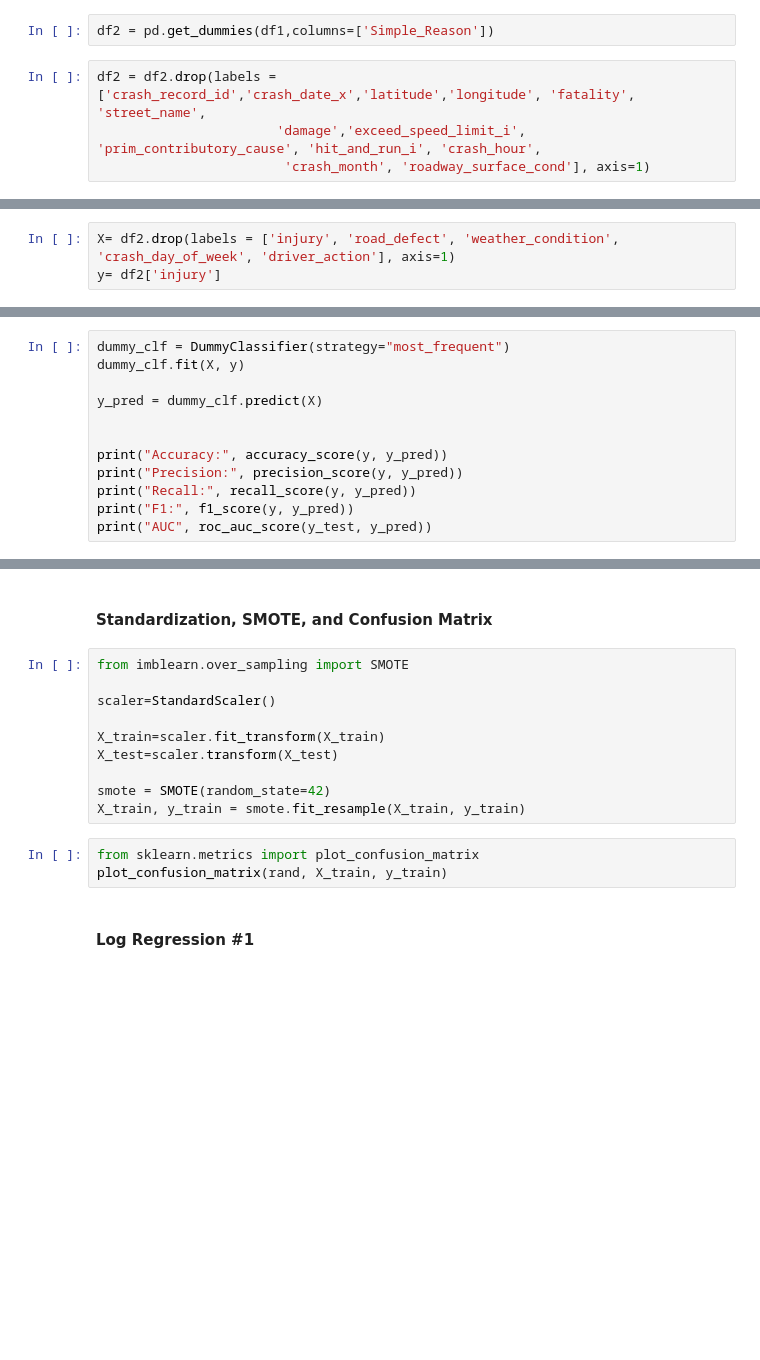
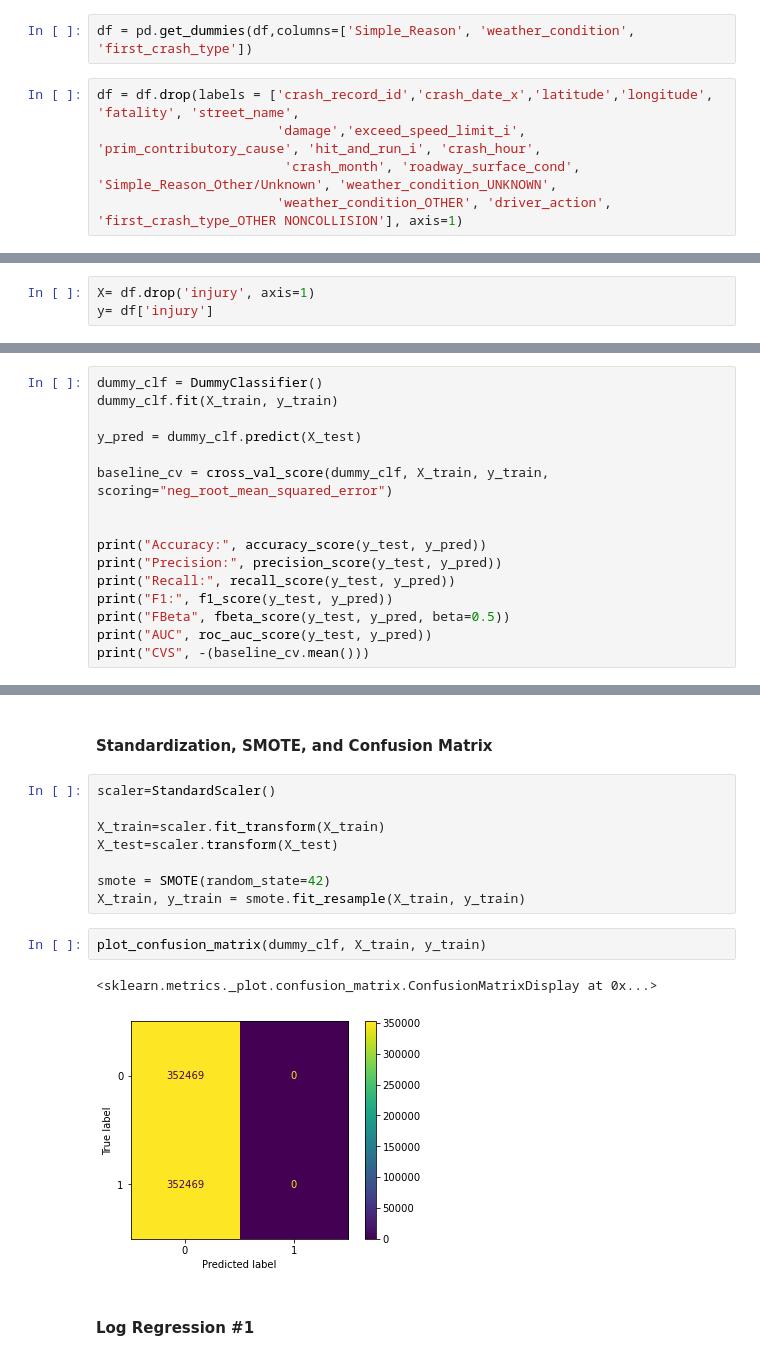
Before and after one commit to rhk48/chicago-cars, a Jupyter notebook: student .ipynb, the cells around one changed output, grey strips where cells are left out. Saved outputs shown, nothing was run; the diff lists cells and outputs as text; blank space fills up the shorter version.

```diff
--- a/student .ipynb
+++ b/student .ipynb
@@ -240,6 +281,7 @@ See the caveats in the documentation: https://pandas.pydata.org/pandas-docs/stab
 # %%
-df2 = pd.get_dummies(df1,columns=['Simple_Reason'])
+df = pd.get_dummies(df,columns=['Simple_Reason', 'weather_condition', 'first_crash_type'])
 # %%
-df2 = df2.drop(labels = ['crash_record_id','crash_date_x','latitude','longitude', 'fatality', 'street_name',
+df = df.drop(labels = ['crash_record_id','crash_date_x','latitude','longitude', 'fatality', 'street_name',
                        'damage','exceed_speed_limit_i', 'prim_contributory_cause', 'hit_and_run_i', 'crash_hour',
-                        'crash_month', 'roadway_surface_cond'], axis=1)
+                        'crash_month', 'roadway_surface_cond', 'Simple_Reason_Other/Unknown', 'weather_condition_UNKNOWN',
+                       'weather_condition_OTHER', 'driver_action', 'first_crash_type_OTHER NONCOLLISION'], axis=1)
@@ -246,8 +304,8 @@ df2 = df2.drop(labels = ['crash_record_id','crash_date_x','latitude','longitude'
 # %% [markdown]
 # Defining X & Y and Train-Test Split
 # %%
-X= df2.drop(labels = ['injury', 'road_defect', 'weather_condition', 'crash_day_of_week', 'driver_action'], axis=1)
-y= df2['injury']
+X= df.drop('injury', axis=1)
+y= df['injury']
 # %%
 X_train, X_test, y_train, y_test = train_test_split(X, y, test_size=0.25, random_state=42)
 # %% [markdown]
@@ -273,13 +326,17 @@ y_pred = dummy_clf.predict(X_train)
 # %%
-dummy_clf = DummyClassifier(strategy="most_frequent")
-dummy_clf.fit(X, y)
+dummy_clf = DummyClassifier()
+dummy_clf.fit(X_train, y_train)
 
-y_pred = dummy_clf.predict(X)
+y_pred = dummy_clf.predict(X_test)
+
+baseline_cv = cross_val_score(dummy_clf, X_train, y_train, scoring="neg_root_mean_squared_error")
 
 
-print("Accuracy:", accuracy_score(y, y_pred))
-print("Precision:", precision_score(y, y_pred))
-print("Recall:", recall_score(y, y_pred))
-print("F1:", f1_score(y, y_pred))
+print("Accuracy:", accuracy_score(y_test, y_pred))
+print("Precision:", precision_score(y_test, y_pred))
+print("Recall:", recall_score(y_test, y_pred))
+print("F1:", f1_score(y_test, y_pred))
+print("FBeta", fbeta_score(y_test, y_pred, beta=0.5))
 print("AUC", roc_auc_score(y_test, y_pred))
+print("CVS", -(baseline_cv.mean()))
 # %% [output]
@@ -290,8 +350,6 @@ F1: 0.0
 # %% [markdown]
 #### Standardization, SMOTE, and Confusion Matrix
 # %%
-from imblearn.over_sampling import SMOTE
-
 scaler=StandardScaler()
 
 X_train=scaler.fit_transform(X_train)
@@ -299,9 +357,11 @@ X_test=scaler.transform(X_test)
 
 smote = SMOTE(random_state=42)
 X_train, y_train = smote.fit_resample(X_train, y_train)
-# %%
-from sklearn.metrics import plot_confusion_matrix
-plot_confusion_matrix(rand, X_train, y_train)
+# %%
+plot_confusion_matrix(dummy_clf, X_train, y_train)
+# %% [output]
+<sklearn.metrics._plot.confusion_matrix.ConfusionMatrixDisplay at 0x...>
+[figure, added]
 # %% [markdown]
 #### Log Regression #1
 # %%
```
Also changed, not shown: parts of 46 cells of this notebook.
